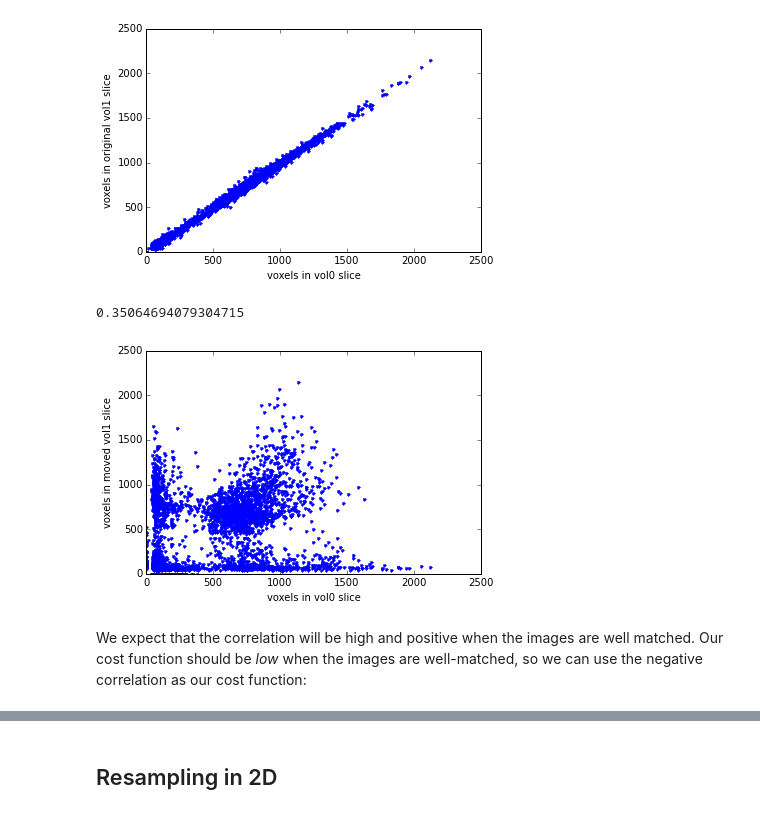
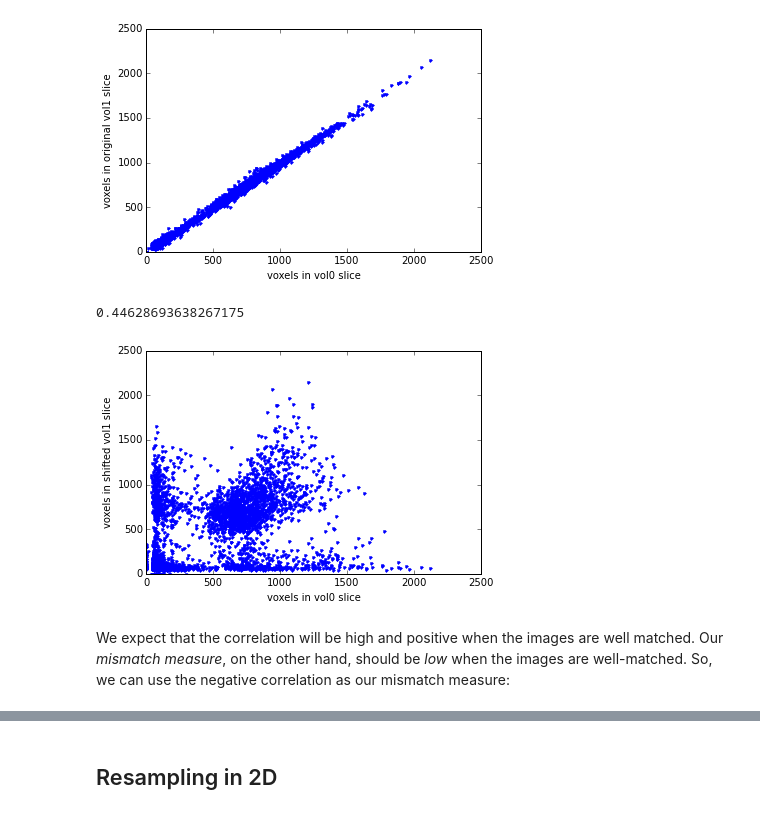
Before and after one commit to practical-neuroimaging/pna2015, a Jupyter notebook: day9/optimizing_space.ipynb, the cells around one changed output, grey strips where cells are left out. Cells and saved outputs as stored; diff of their text form; code cells hidden in the pictures.

```diff
--- a/day9/optimizing_space.ipynb
+++ b/day9/optimizing_space.ipynb
@@ -76,9 +90,9 @@ To see how an automated calculation might work, let's push ``mid_vol1`` 10 voxel
 # %%
 # Make slice full of zeros like mid_vol1 slice
-moved_mid_vol1 = np.zeros(mid_vol1.shape)
+shifted_mid_vol1 = np.zeros(mid_vol1.shape)
 # Fill the lower 54 (of 64) x lines with mid_vol1
-moved_mid_vol1[10:, :] = mid_vol1[:-10, :]
+shifted_mid_vol1[8:, :] = mid_vol1[:-8, :]
 # Now we have something like mid_vol1 but translated in the first dimension
-plt.imshow(moved_mid_vol1)
+plt.imshow(shifted_mid_vol1)
 # %% [output]
 <matplotlib.image.AxesImage at 0x...>
@@ -179,16 +195,16 @@ np.corrcoef(mid_vol0_as_1d, mid_vol1_as_1d)[0, 1]
 0.9981194331127774
 [figure]
 # %%
-# The moved slice will be less well matched
+# The shifted slice will be less well matched
 # Therefore the line will be less straight and narrow
-plt.plot(mid_vol0_as_1d, moved_mid_vol1.ravel(), '.')
+plt.plot(mid_vol0_as_1d, shifted_mid_vol1.ravel(), '.')
 plt.xlabel('voxels in vol0 slice')
-plt.ylabel('voxels in moved vol1 slice')
-# Correlation coefficient between them
-np.corrcoef(mid_vol0_as_1d, moved_mid_vol1.ravel())[0, 1]
+plt.ylabel('voxels in shifted vol1 slice')
+# Correlation coefficient between them will be nearer 0
+np.corrcoef(mid_vol0_as_1d, shifted_mid_vol1.ravel())[0, 1]
 # %% [output]
-0.35064694079304715
+0.44628693638267175
-[figure, old version]
+[figure, new version]
 # %% [markdown]
-We expect that the correlation will be high and positive when the images are well matched.  Our cost function should be *low* when the images are well-matched, so we can use the negative correlation as our cost function:
+We expect that the correlation will be high and positive when the images are well matched.  Our *mismatch measure*, on the other hand, should be *low* when the images are well-matched.  So, we can use the negative correlation as our mismatch measure:
 # %%
```
Also changed, not shown: parts of 62 cells of this notebook.
